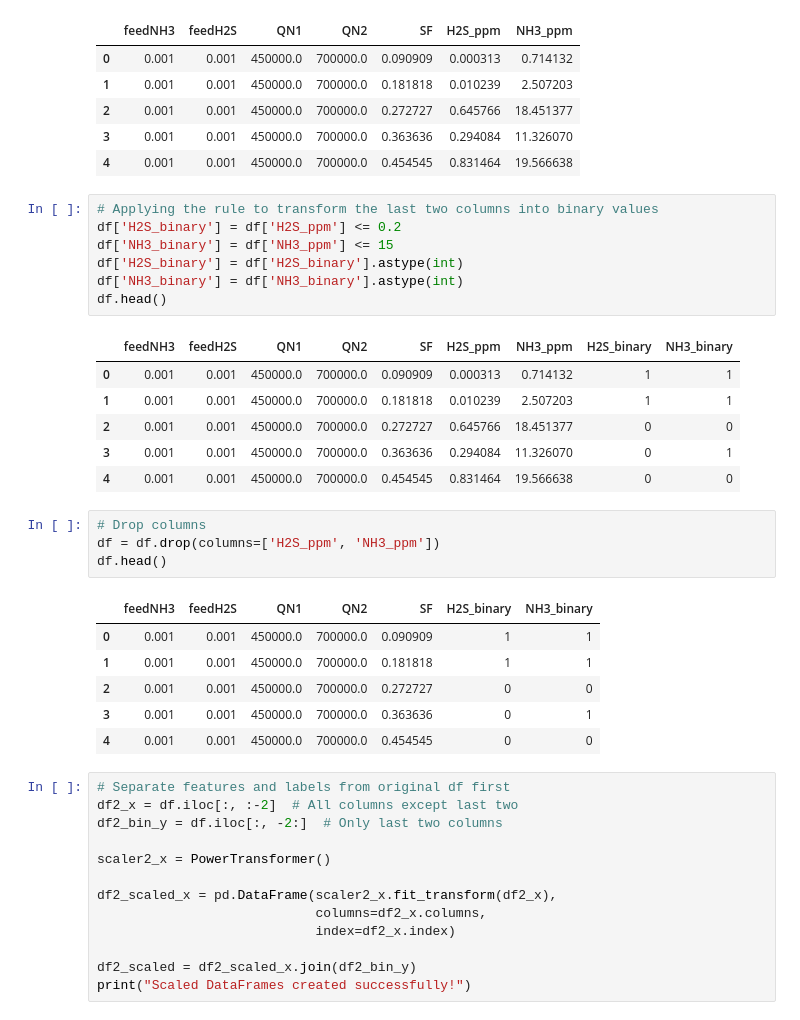
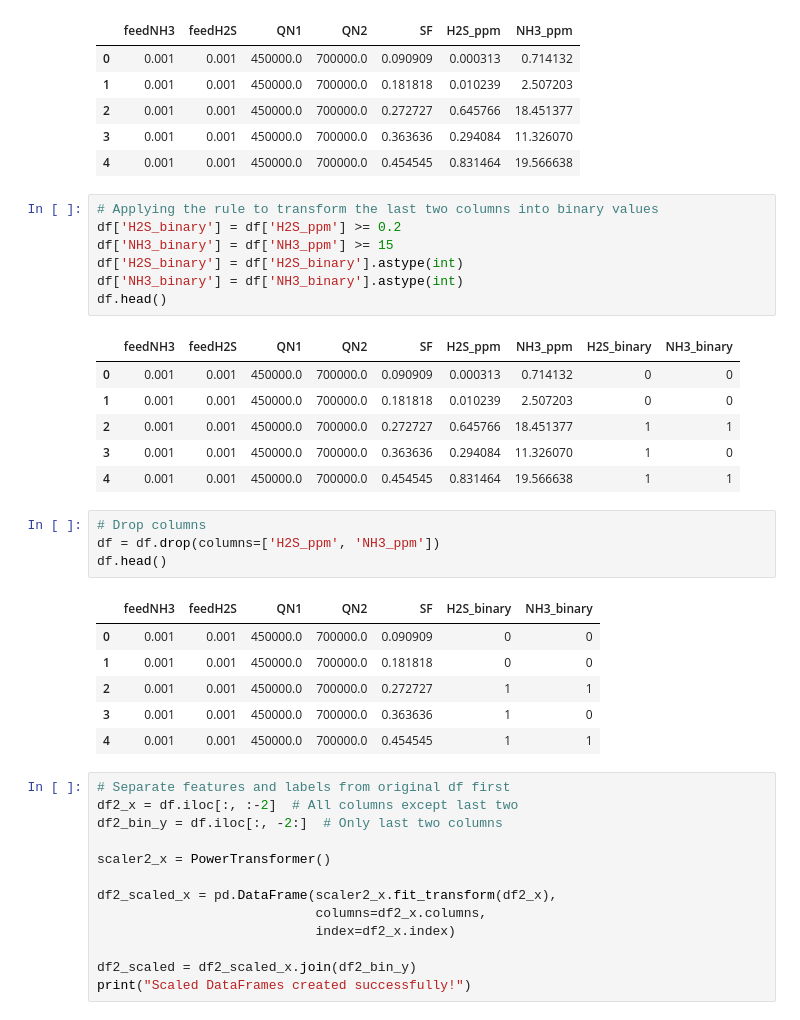
Before and after one commit to davibelo/EQE778_Trabalho_Individual, a Jupyter notebook: 07-pre_processing-02.ipynb, the cells around one changed output. Drawn from its saved outputs; the diff is of its cells as text.

```diff
--- a/07-pre_processing-02.ipynb
+++ b/07-pre_processing-02.ipynb
@@ -140,29 +140,29 @@ df.head()
 | 4 | 0.001 | 0.001 | 450000.0 | 700000.0 | 0.454545 | 0.831464 | 19.566638 |
 # %%
 # Applying the rule to transform the last two columns into binary values
-df['H2S_binary'] = df['H2S_ppm'] <= 0.2
-df['NH3_binary'] = df['NH3_ppm'] <= 15
+df['H2S_binary'] = df['H2S_ppm'] >= 0.2
+df['NH3_binary'] = df['NH3_ppm'] >= 15
 df['H2S_binary'] = df['H2S_binary'].astype(int)
 df['NH3_binary'] = df['NH3_binary'].astype(int)
 df.head()
 # %% [output]
 |  | feedNH3 | feedH2S | QN1 | QN2 | SF | H2S_ppm | NH3_ppm | H2S_binary | NH3_binary |
-| 0 | 0.001 | 0.001 | 450000.0 | 700000.0 | 0.090909 | 0.000313 | 0.714132 | 1 | 1 |
-| 1 | 0.001 | 0.001 | 450000.0 | 700000.0 | 0.181818 | 0.010239 | 2.507203 | 1 | 1 |
-| 2 | 0.001 | 0.001 | 450000.0 | 700000.0 | 0.272727 | 0.645766 | 18.451377 | 0 | 0 |
-| 3 | 0.001 | 0.001 | 450000.0 | 700000.0 | 0.363636 | 0.294084 | 11.326070 | 0 | 1 |
-| 4 | 0.001 | 0.001 | 450000.0 | 700000.0 | 0.454545 | 0.831464 | 19.566638 | 0 | 0 |
+| 0 | 0.001 | 0.001 | 450000.0 | 700000.0 | 0.090909 | 0.000313 | 0.714132 | 0 | 0 |
+| 1 | 0.001 | 0.001 | 450000.0 | 700000.0 | 0.181818 | 0.010239 | 2.507203 | 0 | 0 |
+| 2 | 0.001 | 0.001 | 450000.0 | 700000.0 | 0.272727 | 0.645766 | 18.451377 | 1 | 1 |
+| 3 | 0.001 | 0.001 | 450000.0 | 700000.0 | 0.363636 | 0.294084 | 11.326070 | 1 | 0 |
+| 4 | 0.001 | 0.001 | 450000.0 | 700000.0 | 0.454545 | 0.831464 | 19.566638 | 1 | 1 |
 # %%
 # Drop columns
 df = df.drop(columns=['H2S_ppm', 'NH3_ppm'])
 df.head()
 # %% [output]
 |  | feedNH3 | feedH2S | QN1 | QN2 | SF | H2S_binary | NH3_binary |
-| 0 | 0.001 | 0.001 | 450000.0 | 700000.0 | 0.090909 | 1 | 1 |
-| 1 | 0.001 | 0.001 | 450000.0 | 700000.0 | 0.181818 | 1 | 1 |
-| 2 | 0.001 | 0.001 | 450000.0 | 700000.0 | 0.272727 | 0 | 0 |
-| 3 | 0.001 | 0.001 | 450000.0 | 700000.0 | 0.363636 | 0 | 1 |
-| 4 | 0.001 | 0.001 | 450000.0 | 700000.0 | 0.454545 | 0 | 0 |
+| 0 | 0.001 | 0.001 | 450000.0 | 700000.0 | 0.090909 | 0 | 0 |
+| 1 | 0.001 | 0.001 | 450000.0 | 700000.0 | 0.181818 | 0 | 0 |
+| 2 | 0.001 | 0.001 | 450000.0 | 700000.0 | 0.272727 | 1 | 1 |
+| 3 | 0.001 | 0.001 | 450000.0 | 700000.0 | 0.363636 | 1 | 0 |
+| 4 | 0.001 | 0.001 | 450000.0 | 700000.0 | 0.454545 | 1 | 1 |
 # %%
 # Separate features and labels from original df first
 df2_x = df.iloc[:, :-2]  # All columns except last two
```
Also changed, not shown: parts of 7 cells of this notebook, 1 other file.
